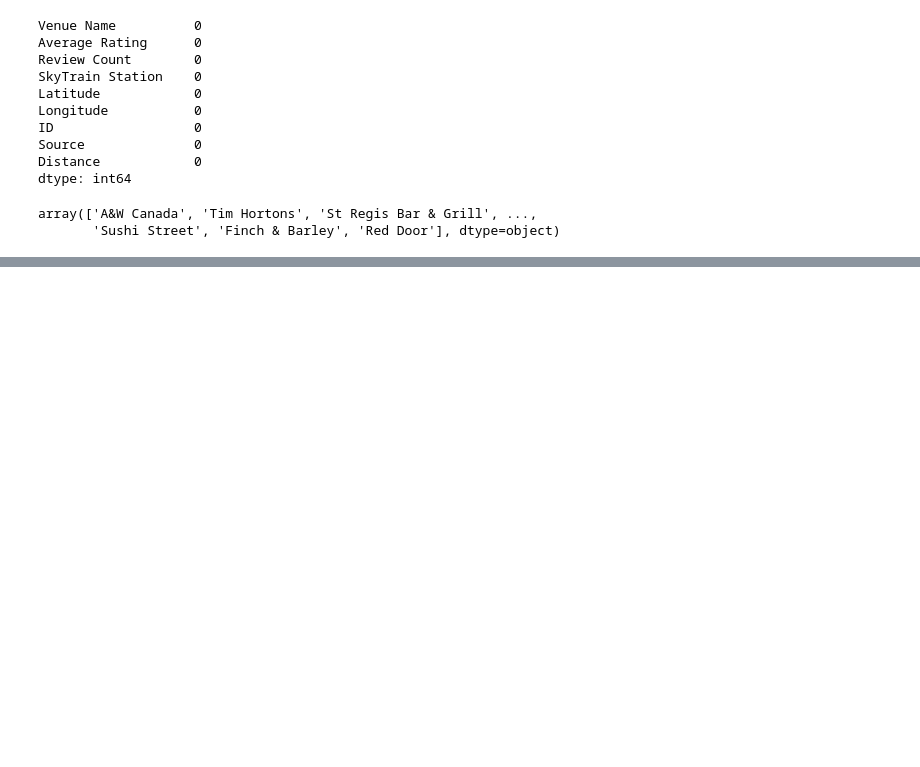
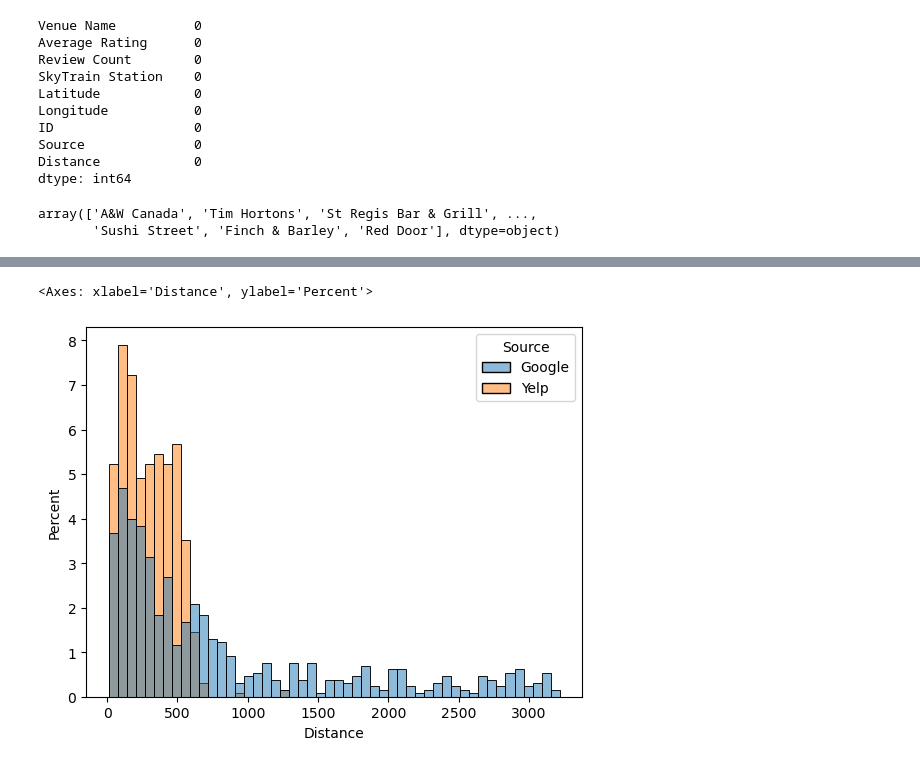
Before and after one commit to BNDT4Sen/Mid-Term-Project-Competitor-Analysis, a Jupyter notebook: API_Data/merging_venues_data.ipynb, the cells around one changed output, grey strips where cells are left out. Saved outputs shown, nothing was run; the diff lists cells and outputs as text; code cells hidden in the pictures; blank space fills up the shorter version.

```diff
--- a/API_Data/merging_venues_data.ipynb
+++ b/API_Data/merging_venues_data.ipynb
@@ -103,0 +95,4 @@ array(['A&W Canada', 'Tim Hortons', 'St Regis Bar & Grill', ...,
+# %%
+# Removing venues with extreme distance outliers
+cleaned_venues = cleaned_venues[cleaned_venues['Distance'] < 3250]
+cleaned_venues
@@ -104,2 +113,8 @@ array(['A&W Canada', 'Tim Hortons', 'St Regis Bar & Grill', ...,
+# %%
+# Checking the new distribution. Could be narrowed down more, but certainly an improvement.
+sn.histplot(data = cleaned_venues, x = 'Distance', stat = 'percent', hue = cleaned_venues['Source'], bins = 50)
+# %% [output]
+<Axes: xlabel='Distance', ylabel='Percent'>
+[figure, added]
 # %%
 #Export combined and cleaned data to .csv file
```
Also changed, not shown: parts of 7 cells of this notebook, 1 other file.
